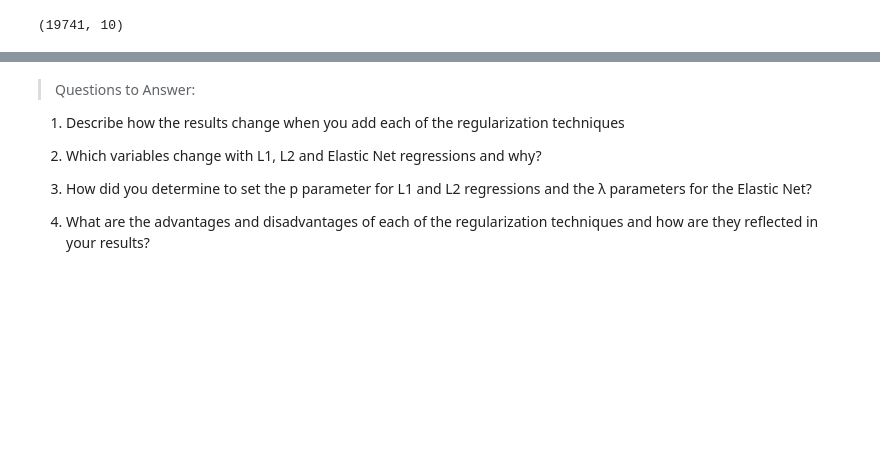
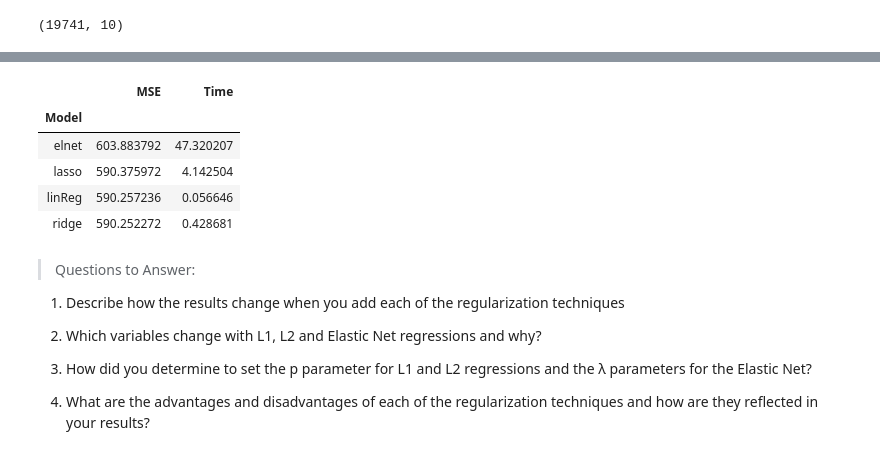
Before and after one commit to lukaszbinden/mli, a Jupyter notebook: assignments/assignments_level_two/Module 4 Assignment 1.ipynb, the cells around one changed output, grey strips where cells are left out. Saved outputs shown, nothing was run; the diff lists cells and outputs as text; code cells hidden in the pictures; blank space fills up the shorter version.

```diff
--- a/assignments/assignments_level_two/Module 4 Assignment 1.ipynb
+++ b/assignments/assignments_level_two/Module 4 Assignment 1.ipynb
@@ -165,7 +165,7 @@ df_wo_outliers.shape
 # %%
 from sklearn.linear_model import LinearRegression, Lasso, Ridge, ElasticNet
 
-num_linspace = 25
+num_linspace = 10
 models_and_parameters = {
     'linReg': (LinearRegression(),
               {}),
@@ -189,7 +189,7 @@ from time import time
 
 #######################################
 # configuration
-REPEAT = 5
+REPEAT = 1
 SEED = None  # will ensure different results on each iteration
 K_FOLD_NUM = 5
 REFIT_METRIC = 'MSE'
@@ -280,3 +286,12 @@ Repetition 1 Fold 4
+# %%
+df_outer_results.pivot_table(index=["Model"], aggfunc="mean")
+# %% [output]
+|  | MSE | Time |
+| Model |  |  |
+| elnet | 603.883792 | 47.320207 |
+| lasso | 590.375972 | 4.142504 |
+| linReg | 590.257236 | 0.056646 |
+| ridge | 590.252272 | 0.428681 |
 # %% [markdown]
 > Questions to Answer:
 
```
Also changed, not shown: parts of 1 cell of this notebook, 2 other files.
